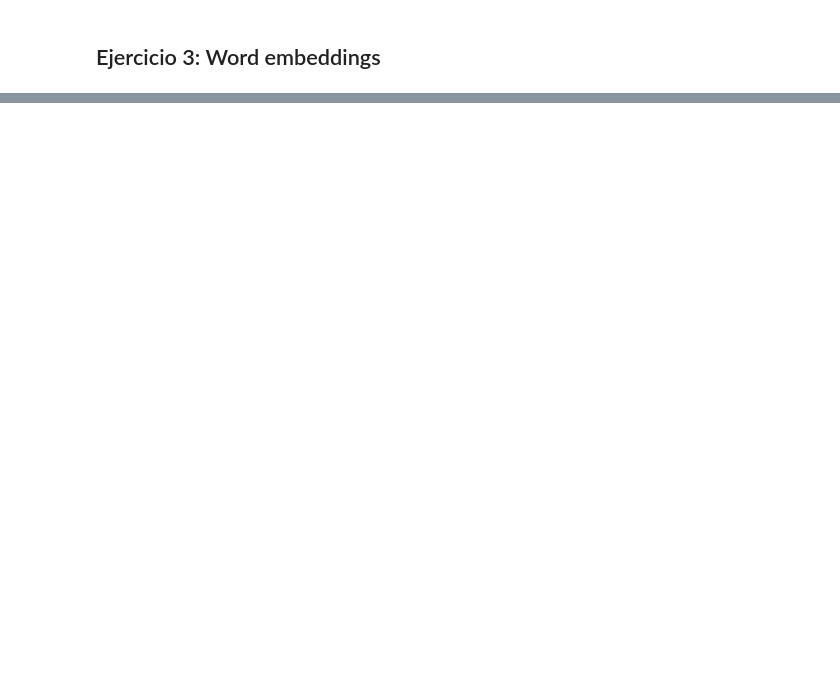
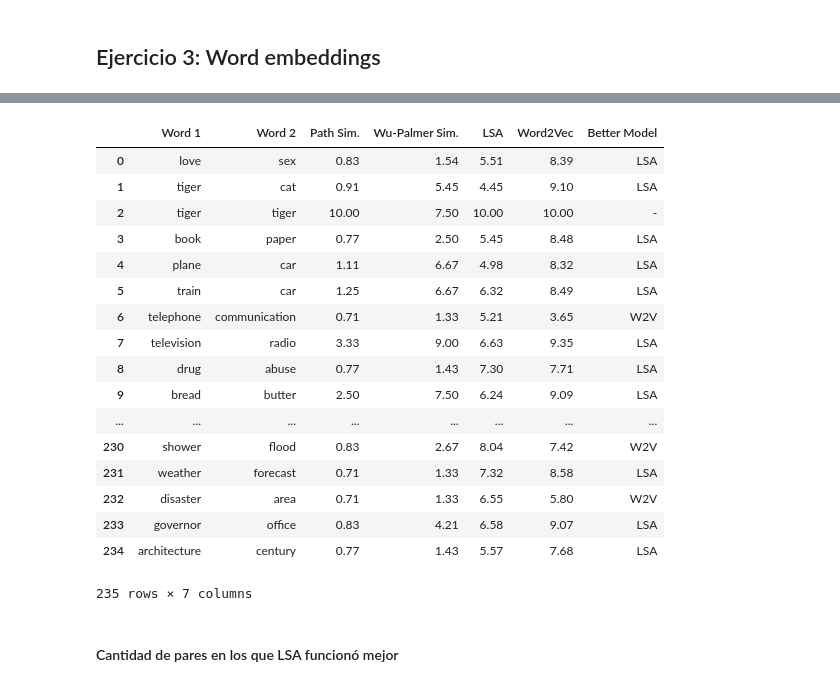
Before and after one commit to axelmaddonni/cienciadatos, a Jupyter notebook: tp6/InformeTP6.ipynb, the cells around one changed output, grey strips where cells are left out. Cells and saved outputs as stored; diff of their text form; code cells hidden in the pictures; blank space fills up the shorter version.

```diff
--- a/tp6/InformeTP6.ipynb
+++ b/tp6/InformeTP6.ipynb
@@ -770,0 +789,11 @@ print(wn.wup_similarity(hit, slap)) # range 0 to 1
+# %%
+word2vec_corpus = lsa_corpus
+# %%
+from gensim.models import word2vec
+import logging
+
+def word2vec_similarity(primera_palabra, segunda_palabra, word_vectors):
+    try:
+        return word_vectors.similarity(primera_palabra, segunda_palabra) * 10
+    except KeyError:
+        return -1
@@ -770,0 +836,2 @@ print(wn.wup_similarity(hit, slap)) # range 0 to 1
+# %%
+size_chosen, fitness_array = estimate_word2vec_size()
@@ -770,0 +862,3 @@ print(wn.wup_similarity(hit, slap)) # range 0 to 1
+# %%
+model = word2vec.Word2Vec(word2vec_corpus, size=size_chosen)
+word_vectors = model.wv
@@ -770,0 +987,64 @@ print(wn.wup_similarity(hit, slap)) # range 0 to 1
+# %%
+wnet1_sims = []
+wnet2_sims = []
+
+wnet_words1 = []
+wnet_words2 = []
+wnet_lsa_sims = []
+wnet_w2v_sims = []
+wnet_better_model = []
+
+for i in range(0, len(wordsims)):
+
+    try:
+        word1 = wn.synset(words1[i] + '.n.01')
+        word2 = wn.synset(words2[i] + '.n.01')
+    except:
+        continue
+
+    wnet_words1.append(words1[i])
+    wnet_words2.append(words2[i])
+    wnet_lsa_sims.append(lsa_sims[i])
+    wnet_w2v_sims.append(w2v_sims[i])
+
+    wnet1_sim = wn.path_similarity(word1, word2) * 10
+    wnet2_sim = wn.wup_similarity(word1, word2) * 10 # Wu-Palmer Similarity
+    wnet1_sims.append(format(wnet1_sim, '.2f'))
+    wnet2_sims.append(format(wnet2_sim, '.2f'))
+
+    w2v_error = abs(wnet1_sim - float(w2v_sims[i])) + abs(wnet2_sim - float(w2v_sims[i]))
+    lsa_error = abs(wnet1_sim - float(lsa_sims[i])) + abs(wnet2_sim - float(lsa_sims[i]))
+
+    if w2v_error < lsa_error:
+        wnet_better_model.append('W2V')
+    elif w2v_error > lsa_error:
+        wnet_better_model.append('LSA')
+    else:
+        wnet_better_model.append('-')
+
+df = pd.DataFrame(data= OrderedDict((
+    ('Word 1', wnet_words1), ('Word 2', wnet_words2), ('Path Sim.', wnet1_sims), ('Wu-Palmer Sim.', wnet2_sims),
+    ('LSA', wnet_lsa_sims), ('Word2Vec', wnet_w2v_sims), ('Better Model', wnet_better_model))) )
+
+df
+# %% [output]
+|  | Word 1 | Word 2 | Path Sim. | Wu-Palmer Sim. | LSA | Word2Vec | Better Model |
+| 0 | love | sex | 0.83 | 1.54 | 5.51 | 8.39 | LSA |
+| 1 | tiger | cat | 0.91 | 5.45 | 4.45 | 9.10 | LSA |
+| 2 | tiger | tiger | 10.00 | 7.50 | 10.00 | 10.00 | - |
+| 3 | book | paper | 0.77 | 2.50 | 5.45 | 8.48 | LSA |
+| 4 | plane | car | 1.11 | 6.67 | 4.98 | 8.32 | LSA |
+| 5 | train | car | 1.25 | 6.67 | 6.32 | 8.49 | LSA |
+| 6 | telephone | communication | 0.71 | 1.33 | 5.21 | 3.65 | W2V |
+| 7 | television | radio | 3.33 | 9.00 | 6.63 | 9.35 | LSA |
+| 8 | drug | abuse | 0.77 | 1.43 | 7.30 | 7.71 | LSA |
+| 9 | bread | butter | 2.50 | 7.50 | 6.24 | 9.09 | LSA |
+| ... | ... | ... | ... | ... | ... | ... | ... |
+| 230 | shower | flood | 0.83 | 2.67 | 8.04 | 7.42 | W2V |
+| 231 | weather | forecast | 0.71 | 1.33 | 7.32 | 8.58 | LSA |
+| 232 | disaster | area | 0.71 | 1.33 | 6.55 | 5.80 | W2V |
+| 233 | governor | office | 0.83 | 4.21 | 6.58 | 9.07 | LSA |
+| 234 | architecture | century | 0.77 | 1.43 | 5.57 | 7.68 | LSA |
+235 rows × 7 columns
+# %% [markdown]
+#### Cantidad de pares en los que LSA funcionó mejor
```
Also changed, not shown: parts of 81 cells of this notebook, 2 other files.
